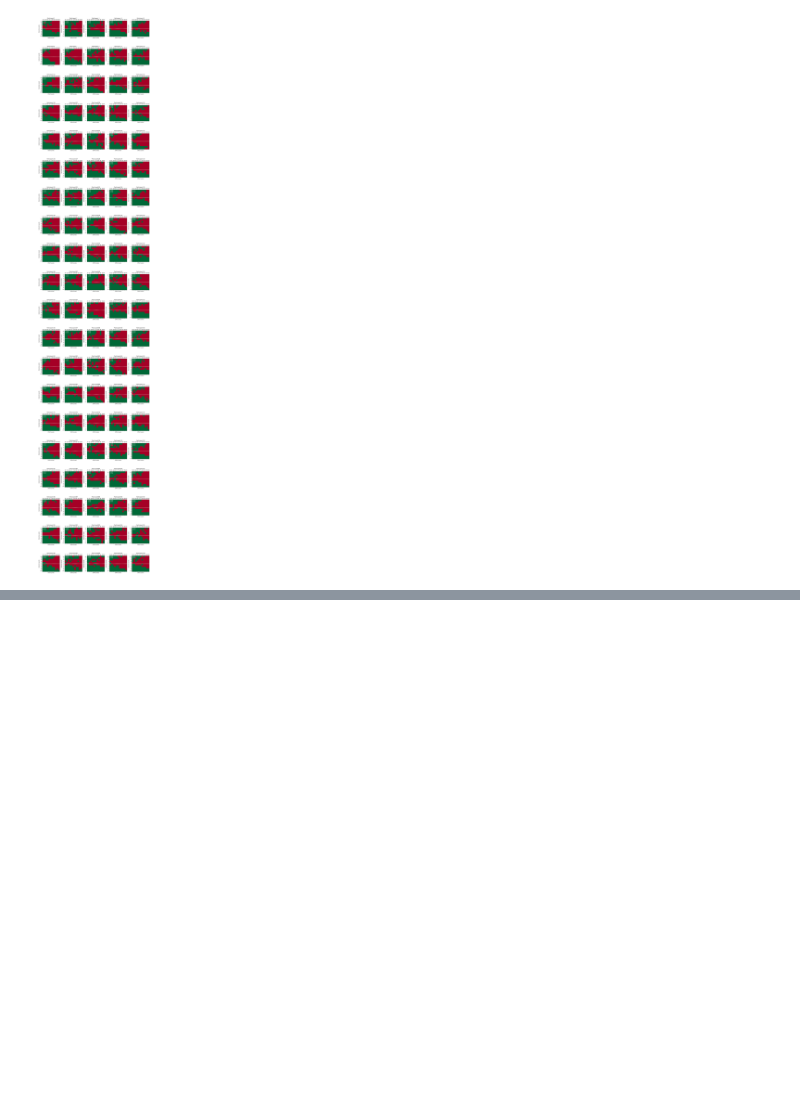
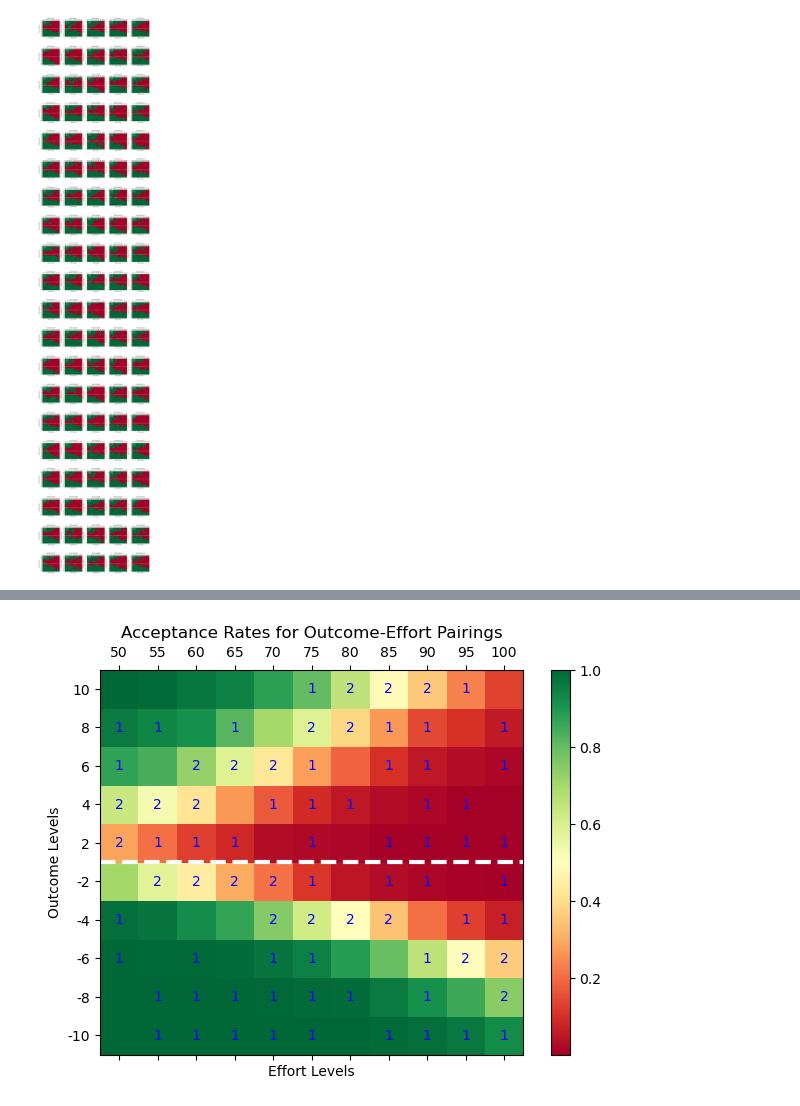
Before and after one commit to MajaFriedemann/reward-effort-task, a Jupyter notebook: simulate-task.ipynb, the cells around one changed output, grey strips where cells are left out. Saved outputs shown, nothing was run; the diff lists cells and outputs as text; code cells hidden in the pictures; blank space fills up the shorter version.

```diff
--- a/simulate-task.ipynb
+++ b/simulate-task.ipynb
@@ -434,0 +430,83 @@ len_adjusted_negative_pairings = len(adjusted_negative_pairings)
+# %%
+for i in range(5):
+
+    # Generate stimuli and simulate responses
+    stimuli = []  # List to store stimuli
+    responses = []  # List to store responses
+
+    for outcome in outcome_levels:
+        for effort in effort_levels:
+            # Calculate net values for all participants
+            net_values = np.array([calculate_net_value(outcome, effort, alpha, k, lambda_)
+                                for alpha, k, lambda_ in zip(alpha_values, k_values, lambda_values)])
+            # Calculate acceptance probabilities using logistic function
+            probabilities = logistic_choice_prob(net_values, decision_beta)
+            # Simulate binary choices (accept/reject) based on probabilities
+            choices = np.random.binomial(1, probabilities)
+            # Store stimuli and responses
+            stimuli.append((outcome, effort))
+            responses.append(choices)
+
+    # Convert responses to numpy array and calculate acceptance rates
+    responses = np.array(responses)
+    acceptance_rates = responses.mean(axis=1)
+
+    # Reshape acceptance rates to create a matrix for outcome-effort pairings
+    acceptance_matrix = acceptance_rates.reshape(len(outcome_levels), len(effort_levels))
+
+    # Calculate sampling density inversely proportional to distance from 0.5 acceptance rate
+    distance_from_05 = np.abs(acceptance_rates - 0.5)
+    distance_from_05[distance_from_05 == 0] = 1e-6  # Avoid division by zero
+    sampling_density = 1 / (distance_from_05)
+
+    # Create index pairs for positive and negative outcomes combined with all effort levels
+    positive_outcomes_idx = np.where(outcome_levels > 0)[0]
+    negative_outcomes_idx = np.where(outcome_levels < 0)[0]
+    positive_pairs = [(i, j) for i in positive_outcomes_idx for j in range(len(effort_levels))]
+    negative_pairs = [(i, j) for i in negative_outcomes_idx for j in range(len(effort_levels))]
+
+    # Calculate sampling probabilities for positive and negative pairs based on sampling densities
+    positive_sampling_density = np.array([sampling_density[i * len(effort_levels) + j] for i, j in positive_pairs])
+    negative_sampling_density = np.array([sampling_density[i * len(effort_levels) + j] for i, j in negative_pairs])
+
+    # Normalize sampling densities to get probabilities
+    positive_sampling_prob = positive_sampling_density / positive_sampling_density.sum()
+    negative_sampling_prob = negative_sampling_density / negative_sampling_density.sum()
+
+    # Generate multiple schedules
+    num_schedules = 100  # Number of schedules to generate
+    # Generate a list of schedules by calling generate_schedule with different seeds
+    schedules = [generate_schedule(seed) for seed in range(num_schedules)]
+
+    # Evaluate all schedules and find the best one
+    evaluation_scores = [evaluate_schedule(schedule) for schedule in schedules]  # Evaluate each schedule
+    best_schedule_index = np.argmax(evaluation_scores)  # Find the index of the best schedule
+    best_schedule = schedules[best_schedule_index]  # Select the best schedule based on the evaluation scores
+
+    # Visualize the best schedule
+    pair_counts = {}
+    for pair in best_schedule:
+        if pair in pair_counts:
+            pair_counts[pair] += 1
+        else:
+            pair_counts[pair] = 1
+
+    fig, ax = plt.subplots(figsize=(7, 5))
+    cax = ax.matshow(acceptance_matrix, interpolation='nearest', cmap='RdYlGn')
+    fig.colorbar(cax)
+    ax.set_xticks(np.arange(len(effort_levels)))
+    ax.set_yticks(np.arange(len(outcome_levels)))
+    ax.set_xticklabels((effort_levels*10).astype(int))
+    ax.set_yticklabels(outcome_levels.astype(int))
+    ax.invert_yaxis()
+    lowest_reward_index = np.where(outcome_levels == min(abs(outcome_levels)))[0][0]
+    ax.axhline(lowest_reward_index - 0.5, color='white', linestyle='--', linewidth=3)
+    plt.xlabel('Effort Levels')
+    plt.ylabel('Outcome Levels')
+    plt.title('Acceptance Rates for Outcome-Effort Pairings')
+    # Annotate selected pairs
+    for (i, j), count in pair_counts.items():
+        ax.text(j, i, str(count), va='center', ha='center', color='blue')
+    plt.show()
+# %% [output]
+[figure, added]
```
Also changed, not shown: parts of 6 cells of this notebook, 40 other files.
